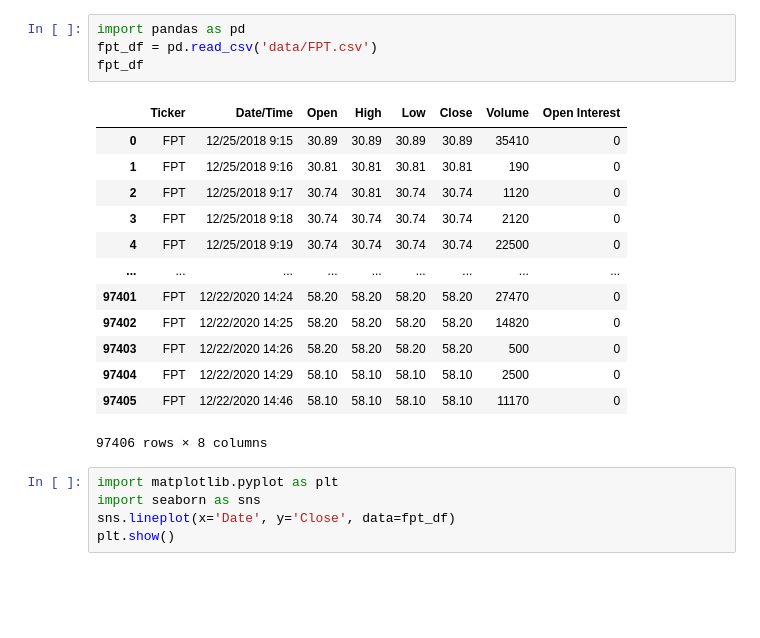
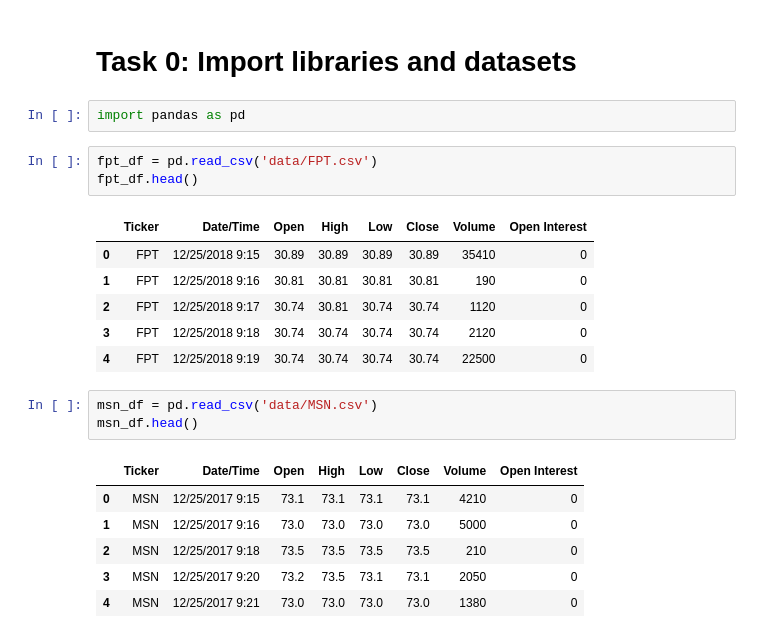
Before and after one commit to anhduy412/stock-price-prediction, a Jupyter notebook: stock-value.ipynb, the cells around one changed output. Cells and saved outputs as stored; diff of their text form; blank space fills up the shorter version.

```diff
--- a/stock-value.ipynb
+++ b/stock-value.ipynb
@@ -1,23 +1,24 @@
+# %% [markdown]
+# Task 0: Import libraries and datasets
+# %%
+import pandas as pd
 # %%
-import pandas as pd
 fpt_df = pd.read_csv('data/FPT.csv')
-fpt_df
+fpt_df.head()
 # %% [output]
 |  | Ticker | Date/Time | Open | High | Low | Close | Volume | Open Interest |
 | 0 | FPT | 12/25/2018 9:15 | 30.89 | 30.89 | 30.89 | 30.89 | 35410 | 0 |
 | 1 | FPT | 12/25/2018 9:16 | 30.81 | 30.81 | 30.81 | 30.81 | 190 | 0 |
 | 2 | FPT | 12/25/2018 9:17 | 30.74 | 30.81 | 30.74 | 30.74 | 1120 | 0 |
 | 3 | FPT | 12/25/2018 9:18 | 30.74 | 30.74 | 30.74 | 30.74 | 2120 | 0 |
 | 4 | FPT | 12/25/2018 9:19 | 30.74 | 30.74 | 30.74 | 30.74 | 22500 | 0 |
-| ... | ... | ... | ... | ... | ... | ... | ... | ... |
-| 97401 | FPT | 12/22/2020 14:24 | 58.20 | 58.20 | 58.20 | 58.20 | 27470 | 0 |
-| 97402 | FPT | 12/22/2020 14:25 | 58.20 | 58.20 | 58.20 | 58.20 | 14820 | 0 |
-| 97403 | FPT | 12/22/2020 14:26 | 58.20 | 58.20 | 58.20 | 58.20 | 500 | 0 |
-| 97404 | FPT | 12/22/2020 14:29 | 58.10 | 58.10 | 58.10 | 58.10 | 2500 | 0 |
-| 97405 | FPT | 12/22/2020 14:46 | 58.10 | 58.10 | 58.10 | 58.10 | 11170 | 0 |
-97406 rows × 8 columns
-# %%
-import matplotlib.pyplot as plt
-import seaborn as sns
-sns.lineplot(x='Date', y='Close', data=fpt_df)
-plt.show()
+# %%
+msn_df = pd.read_csv('data/MSN.csv')
+msn_df.head()
+# %% [output]
+|  | Ticker | Date/Time | Open | High | Low | Close | Volume | Open Interest |
+| 0 | MSN | 12/25/2017 9:15 | 73.1 | 73.1 | 73.1 | 73.1 | 4210 | 0 |
+| 1 | MSN | 12/25/2017 9:16 | 73.0 | 73.0 | 73.0 | 73.0 | 5000 | 0 |
+| 2 | MSN | 12/25/2017 9:18 | 73.5 | 73.5 | 73.5 | 73.5 | 210 | 0 |
+| 3 | MSN | 12/25/2017 9:20 | 73.2 | 73.5 | 73.1 | 73.1 | 2050 | 0 |
+| 4 | MSN | 12/25/2017 9:21 | 73.0 | 73.0 | 73.0 | 73.0 | 1380 | 0 |
```
Also changed, not shown: parts of 18 cells of this notebook.
